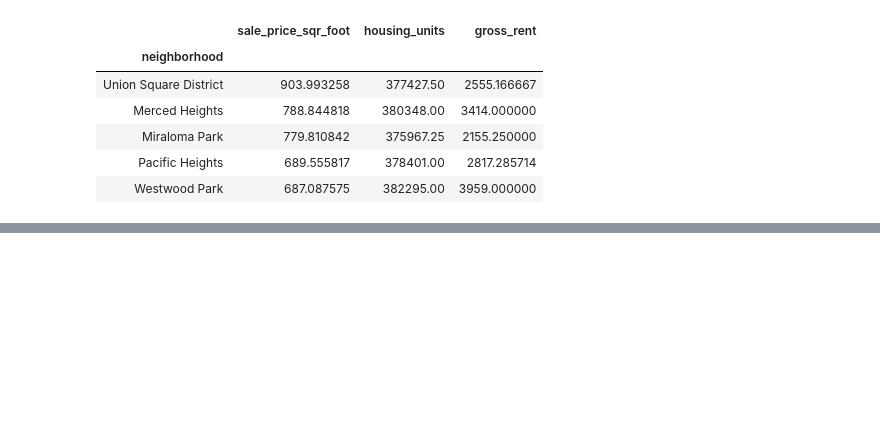
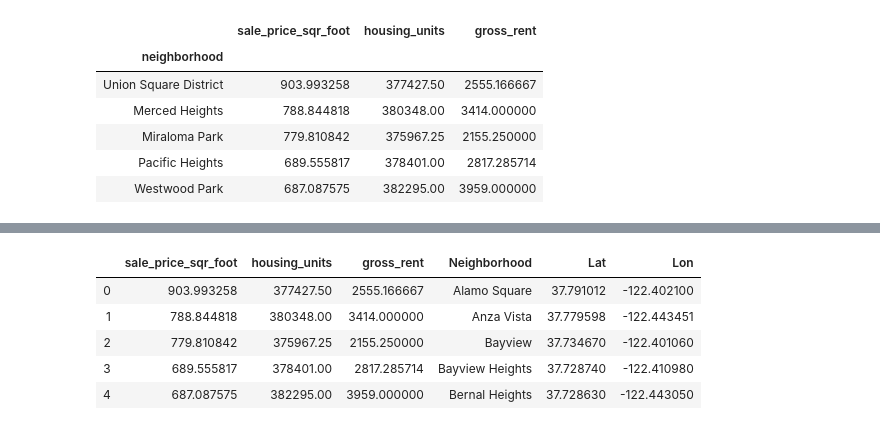
Before and after one commit to Kmaldonado18/pyviz_hw, a Jupyter notebook: Instructions/Starter_Code/rental_analysis.ipynb, the cells around one changed output, grey strips where cells are left out. Saved outputs shown, nothing was run; the diff lists cells and outputs as text; code cells hidden in the pictures; blank space fills up the shorter version.

```diff
--- a/Instructions/Starter_Code/rental_analysis.ipynb
+++ b/Instructions/Starter_Code/rental_analysis.ipynb
@@ -299,5 +294,8 @@ sfo_data_averages.head()
 # Join the average values with the neighborhood locations
 # YOUR CODE HERE!
 
-pd.concat([sfo_data_averages,df_neighborhood_locations], sort=True).head()
+df_neighborhood_locations.reset_index(drop=True, inplace=True)
+sfo_data_averages.reset_index(drop=True, inplace=True)
+print(df_neighborhood_locations)
+print(sfo_data_averages)
 # %% [output]
@@ -310,3 +319,14 @@ pd.concat([sfo_data_averages,df_neighborhood_locations], sort=True).head()
+# %%
+
+
+pd.concat([sfo_data_averages,df_neighborhood_locations], sort=True, axis=1).head()
+# %% [output]
+|  | sale_price_sqr_foot | housing_units | gross_rent | Neighborhood | Lat | Lon |
+| 0 | 903.993258 | 377427.50 | 2555.166667 | Alamo Square | 37.791012 | -122.402100 |
+| 1 | 788.844818 | 380348.00 | 3414.000000 | Anza Vista | 37.779598 | -122.443451 |
+| 2 | 779.810842 | 375967.25 | 2155.250000 | Bayview | 37.734670 | -122.401060 |
+| 3 | 689.555817 | 378401.00 | 2817.285714 | Bayview Heights | 37.728740 | -122.410980 |
+| 4 | 687.087575 | 382295.00 | 3959.000000 | Bernal Heights | 37.728630 | -122.443050 |
 # %%
 ### Mapbox Visualization
 
```
Also changed, not shown: parts of 6 cells of this notebook.
